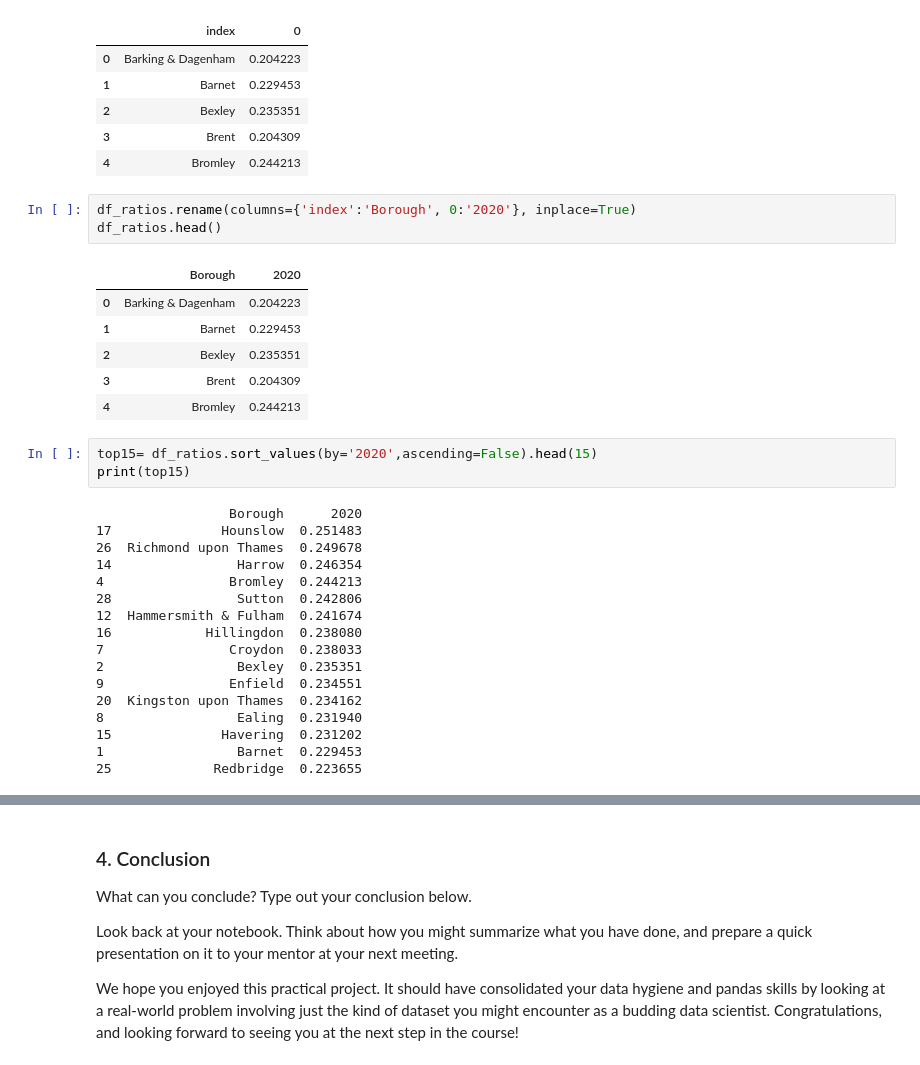
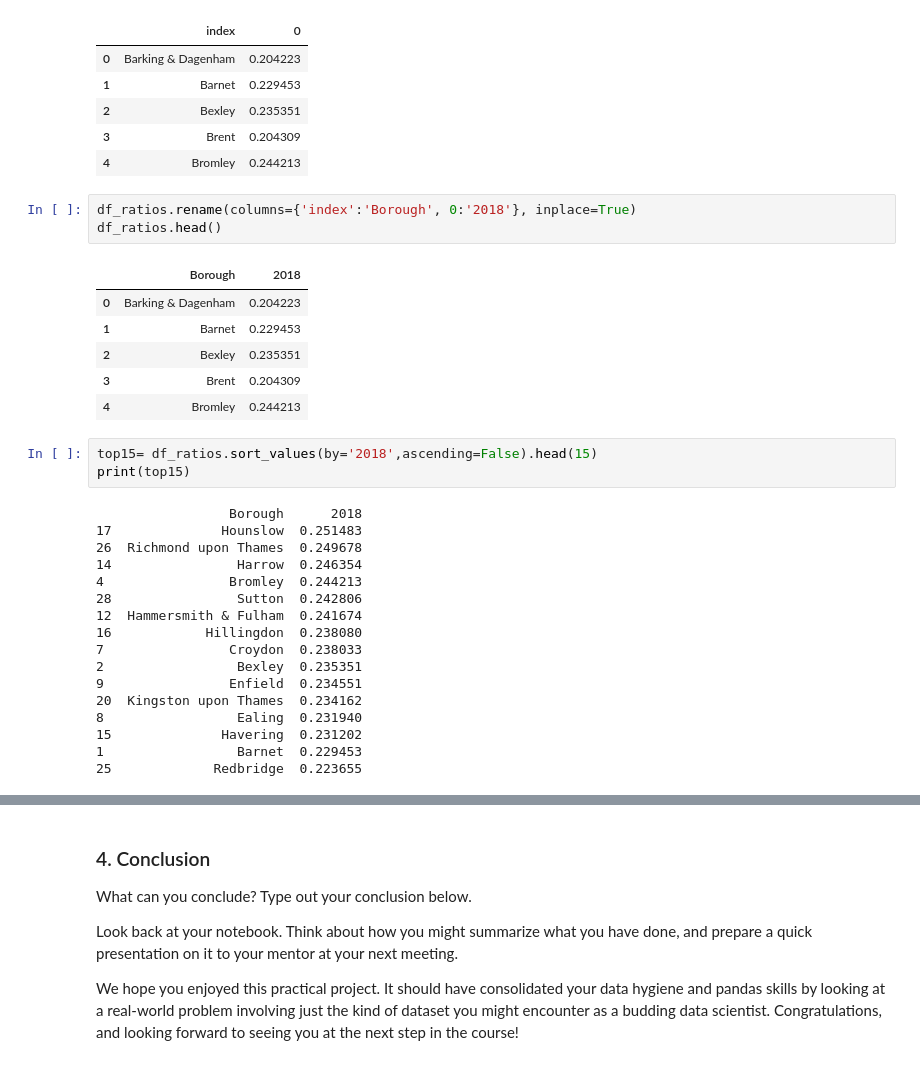
Before and after one commit to Danny22112/Repository, a Jupyter notebook: Unit 4 Challenge - Tier 3.ipynb, the cells around one changed output, grey strips where cells are left out. Cells and saved outputs as stored; diff of their text form.

```diff
--- a/Unit 4 Challenge - Tier 3.ipynb
+++ b/Unit 4 Challenge - Tier 3.ipynb
@@ -609,20 +609,20 @@ df_ratios.head()
 | 3 | Brent | 0.204309 |
 | 4 | Bromley | 0.244213 |
 # %%
-df_ratios.rename(columns={'index':'Borough', 0:'2020'}, inplace=True)
+df_ratios.rename(columns={'index':'Borough', 0:'2018'}, inplace=True)
 df_ratios.head()
 # %% [output]
-|  | Borough | 2020 |
+|  | Borough | 2018 |
 | 0 | Barking & Dagenham | 0.204223 |
 | 1 | Barnet | 0.229453 |
 | 2 | Bexley | 0.235351 |
 | 3 | Brent | 0.204309 |
 | 4 | Bromley | 0.244213 |
 # %%
-top15= df_ratios.sort_values(by='2020',ascending=False).head(15)
+top15= df_ratios.sort_values(by='2018',ascending=False).head(15)
 print(top15)
 # %% [output]
-                 Borough      2020
+                 Borough      2018
 17              Hounslow  0.251483
 26  Richmond upon Thames  0.249678
 14                Harrow  0.246354
```
Also changed, not shown: parts of 2 cells of this notebook.
